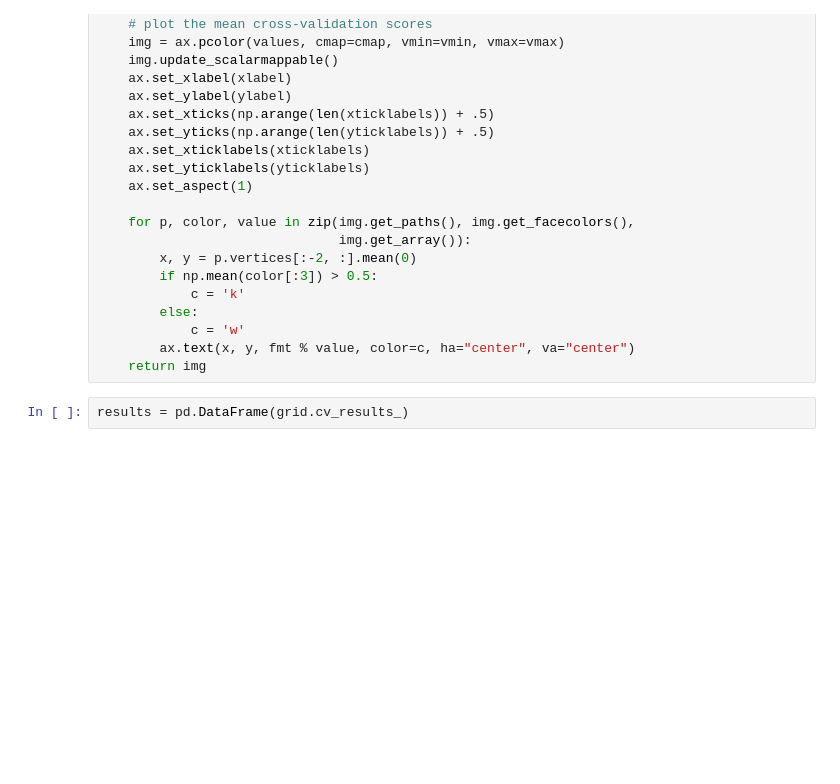
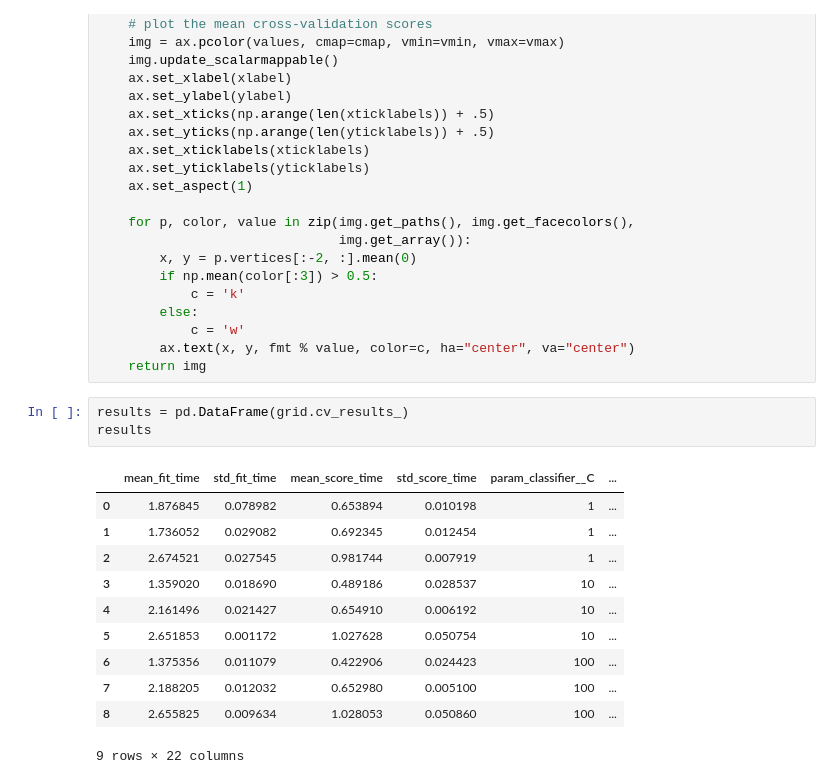
Before and after one commit to Jan-Slabon/Face-Gender-Ethnicity-Recognition, a Jupyter notebook: convolution/cnn_eval-Copy1.ipynb, the cells around one changed output. Cells and saved outputs as stored; diff of their text form; blank space fills up the shorter version.

```diff
--- a/convolution/cnn_eval-Copy1.ipynb
+++ b/convolution/cnn_eval-Copy1.ipynb
@@ -109,4 +126,17 @@ def heatmap(values, xlabel, ylabel, xticklabels, yticklabels, cmap=None,
     return img
 # %%
 results = pd.DataFrame(grid.cv_results_)
+results
+# %% [output]
+|  | mean_fit_time | std_fit_time | mean_score_time | std_score_time | param_classifier__C | ... |
+| 0 | 1.876845 | 0.078982 | 0.653894 | 0.010198 | 1 | ... |
+| 1 | 1.736052 | 0.029082 | 0.692345 | 0.012454 | 1 | ... |
+| 2 | 2.674521 | 0.027545 | 0.981744 | 0.007919 | 1 | ... |
+| 3 | 1.359020 | 0.018690 | 0.489186 | 0.028537 | 10 | ... |
+| 4 | 2.161496 | 0.021427 | 0.654910 | 0.006192 | 10 | ... |
+| 5 | 2.651853 | 0.001172 | 1.027628 | 0.050754 | 10 | ... |
+| 6 | 1.375356 | 0.011079 | 0.422906 | 0.024423 | 100 | ... |
+| 7 | 2.188205 | 0.012032 | 0.652980 | 0.005100 | 100 | ... |
+| 8 | 2.655825 | 0.009634 | 1.028053 | 0.050860 | 100 | ... |
+9 rows × 22 columns
 # %%
```
Also changed, not shown: parts of 15 cells of this notebook, 2 other files.
